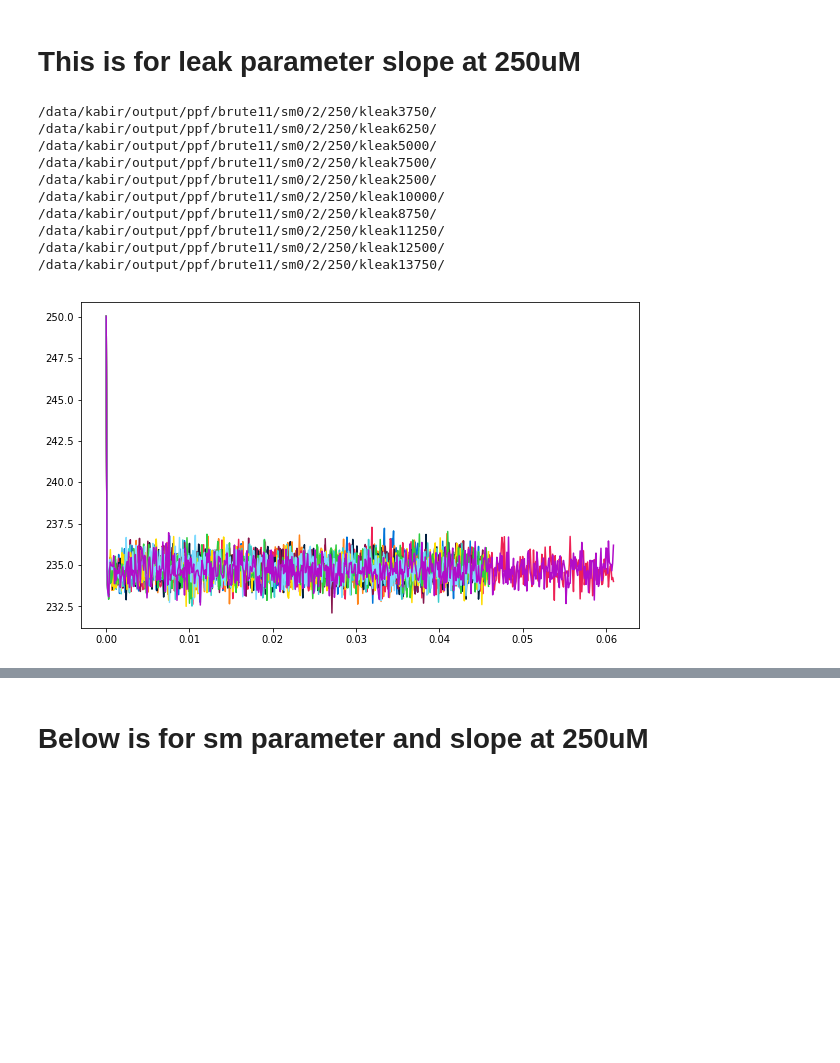
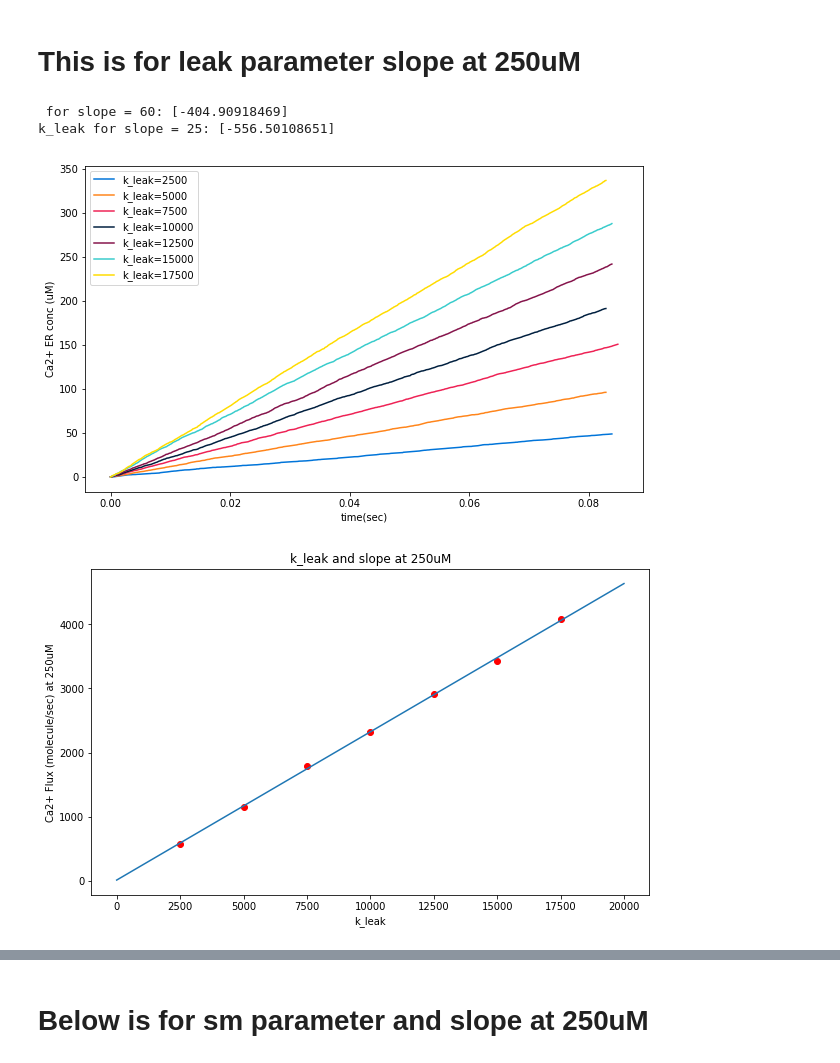
Before and after one commit to KabirDabholkar/tripartiteSynapse, a Jupyter notebook: tools/tools/SERCA brute 8.ipynb, the cells around one changed output, grey strips where cells are left out. Cells and saved outputs as stored; diff of their text form; code cells hidden in the pictures; blank space fills up the shorter version.

Commit message:
clamp leak and sm slopes working

```diff
--- a/tools/tools/SERCA brute 8.ipynb
+++ b/tools/tools/SERCA brute 8.ipynb
@@ -168,7 +168,7 @@ fnames=[]
 
 for (sm,k_leak,ic) in product(serca_mult,k_leaks,initial_conc):
     serca_frac=get_SERCA_equilibrium(ic)
-    file_name=folder+"RSnostim_sm"+str(sm)+"_ic"+str(ic)+"_sf"+str(sf)+"_kleak"+str(k_leak)+".mdl"
+    file_name=folder+"er_clamp_sm"+str(sm)+"_ic"+str(ic)+"_sf"+str(sf)+"_kleak"+str(k_leak)+".mdl"
     fnames.append(file_name)
     write_mdl(file_name,outfolder,iterations,ic,sf,sm,k_leak,serca_frac,write=True)
 # %%
@@ -232,7 +232,7 @@ for ic in initial_conc:
     data_file='/data/kabir/output/ppf/brute11/sm'+str(sm)+"/"+str(sf)+'/'+str(ic)+'/kleak'+str(k_leak)+'/Average/ca.dat'
     #print data_file
     data1[ic]=np.loadtxt(data_file)
-    data1[ic].T[1]*=1e15/N_avo/vol_er*1e6 #micromolar
+    data1[ick_leak_slope].T[1]*=1e15/N_avo/vol_er*1e6 #micromolar
 # %%
 #plot sf=2, sm= for different ic
 
@@ -321,7 +322,7 @@ Average for ic=272 255.4164260480828
 # %% [markdown]
 # This is for leak parameter slope at 250uM
 # %%
-%run averaging.ipynb
+%run averaging1.ipynb
 #checking refilling times for 500 sf=2
 final_conc=500
 sf=2
@@ -331,28 +332,20 @@ data_locs=[]
 initial_conc=[250]
 serca_mult=[0]
 seed_num=20
-k_leaks=k_leaks=list(np.arange(2500,15000,1250))
-
+k_leaks=k_leaks=list(np.arange(2500,20000,2500))
+data_type=['ca.dat','pmca&leak_ca_flux.dat']
+columns={}
+columns[data_type[0]],columns[data_type[1]]=3,3
 for (sm,ic,k_leak) in product(serca_mult,initial_conc,k_leaks):
     #print(sm,ic,k_leak)
     loc="/data/kabir/output/ppf/brute11/sm"+str(sm)+"/"+str(sf)+"/"+str(ic)+"/kleak"+str(k_leak)+"/"
     data_locs.append(loc)
     #print(loc)
+#print(list(product(data_locs,data_type,[3])))
 p=Pool(7)
-data_list=p.map(averager,data_locs)
+data_list=p.starmap(averager,product(data_locs,data_type,[3]))
 sm_len=len(serca_mult)
 ic_len=len(initial_conc)
-# %% [output]
-/data/kabir/output/ppf/brute11/sm0/2/250/kleak3750/
-/data/kabir/output/ppf/brute11/sm0/2/250/kleak6250/
-/data/kabir/output/ppf/brute11/sm0/2/250/kleak5000/
-/data/kabir/output/ppf/brute11/sm0/2/250/kleak7500/
-/data/kabir/output/ppf/brute11/sm0/2/250/kleak2500/
-/data/kabir/output/ppf/brute11/sm0/2/250/kleak10000/
-/data/kabir/output/ppf/brute11/sm0/2/250/kleak8750/
-/data/kabir/output/ppf/brute11/sm0/2/250/kleak11250/
-/data/kabir/output/ppf/brute11/sm0/2/250/kleak12500/
-/data/kabir/output/ppf/brute11/sm0/2/250/kleak13750/
 # %%
 """data={}
 for i,sm in enumerate(serca_mult):
@@ -368,10 +361,10 @@ sm=0
 sf=2
 #ic=250
 for k_leak in k_leaks:
-    data_file='/data/kabir/output/ppf/brute11/sm'+str(sm)+"/"+str(sf)+'/'+str(ic)+'/kleak'+str(k_leak)+'/Average/ca.dat'
+    data_file='/data/kabir/output/ppf/brute11/sm'+str(sm)+"/"+str(sf)+'/'+str(ic)+'/kleak'+str(k_leak)+'/Average/pmca&leak_ca_flux.dat'
     #print data_file
     data1[k_leak]=np.loadtxt(data_file)
-    data1[k_leak].T[1]*=1e15/N_avo/vol_er*1e6 #micromolar
+    #data1[k_leak].T[1]*=1e15/N_avo/vol_er*1e6 #micromolar
 # %%
 #plot sf=2, sm= for different ic
 
@@ -387,54 +380,44 @@ for i,k_leak in enumerate(k_leaks):
     ydata=data1[k_leak].T[1]
     xdata=data1[k_leak].T[0]
 
     plt.plot(xdata,ydata,color=color[i%12],label='k_leak='+str(k_leak))
 
 
-a="""|    ydelta=10
-    conc=250
-    argmin,argmax=np.argmin(abs(ydata-(conc+ydelta))),np.argmin(abs(ydata-(conc-ydelta)))
-    #print(argmin,argmax)
-    #print(ydata[argmin:argmax])
-    #print(xdata[argmin:argmax])
 
-    p=np.polyfit(xdata[argmin:argmax],ydata[argmin:argmax],1)
-    x=np.linspace(0,0.04,100)
-    #plt.plot(x,np.polyval(p,x),color=color[i])
-    dp=np.polyder(p)
-    p[-1]=p[-1]-conc
-    t=np.roots(p)
-    t=[time for time in t if xdata[argmin] <= time <= xdata[argmax]][0]
-    #print("t=",t)
-    slope=np.polyval(dp,t)
-    #print("Slope = ",slope,"k_leak = ",k_leak)
-    slope_kleak['slope'].append(slope)
+
+    p=np.polyfit(xdata,ydata,1)
+    x=np.linspace(0,0.08,100)
+    slope_kleak['slope'].append(p[0])
     slope_kleak['k_leak'].append(k_leak)
 
 #for key in more_slope_conc.keys():
     #more_slope_conc[key]=np.array(more_slope_conc[key])
 plt.xlabel("time(sec)")
 plt.ylabel("Ca2+ ER conc (uM)")
 plt.legend()
 #plt.ylim((0,275))
 #plt.xlim((0,0.04))
 #plt.savefig('/home/kabir/Project/plots/brute6/leak_rate.eps')""""""
 #plt.savefig('/home/kabir/Project/midsemreport_spring2019/new_sm.eps')
 plt.figure(figsize=(10,6))
 plt.plot(slope_kleak['k_leak'],slope_kleak['slope'],'ro')
-plt.ylabel("dC/dt at 250uM")
+plt.ylabel("Ca2+ Flux (molecule/sec) at 250uM")
 plt.xlabel("k_leak")
 plt.title("k_leak and slope at 250uM")
-p=np.polyfit(slope_kleak['k_leak'],slope_kleak['slope'],4)
-x=np.linspace(0,70000,100)
+p=np.polyfit(slope_kleak['k_leak'],slope_kleak['slope'],1)
+x=np.linspace(0,20000,100)
 plt.plot(x,np.polyval(p,x))
-plt.xlim((0,70000))
-plt.ylim((-800,0))
-#plt.savefig('/home/kabir/Project/plots/brute6/k_leak_slope.eps')
+#plt.xlim((0,70000))
+#plt.ylim((-800,0))
+plt.savefig('/home/kabir/Project/plots/brute6/k_leak_slope_clamp.eps')
 p1=p
 p1[-1]=p1[-1]+80
 print(" for slope = 60:",np.roots(p1))
 p2=p
 p2[-1]=p2[-1]+35
 print("k_leak for slope = 25:",np.roots(p2))#"""
 # %% [output]
+ for slope = 60: [-404.90918469]
+k_leak for slope = 25: [-556.50108651]
-[figure, old version]
+[figure, new version]
+[figure, added]
```
Also changed, not shown: parts of 14 cells of this notebook, 24 other files.
